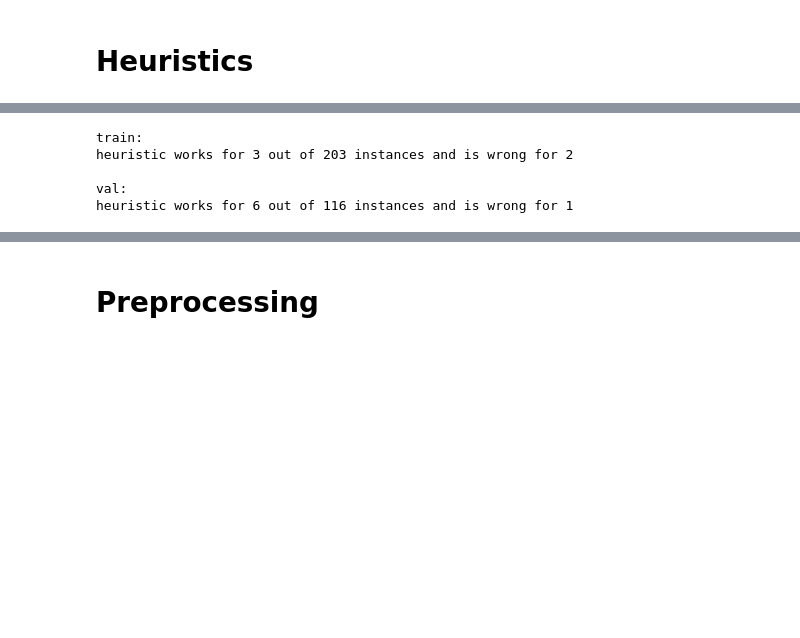
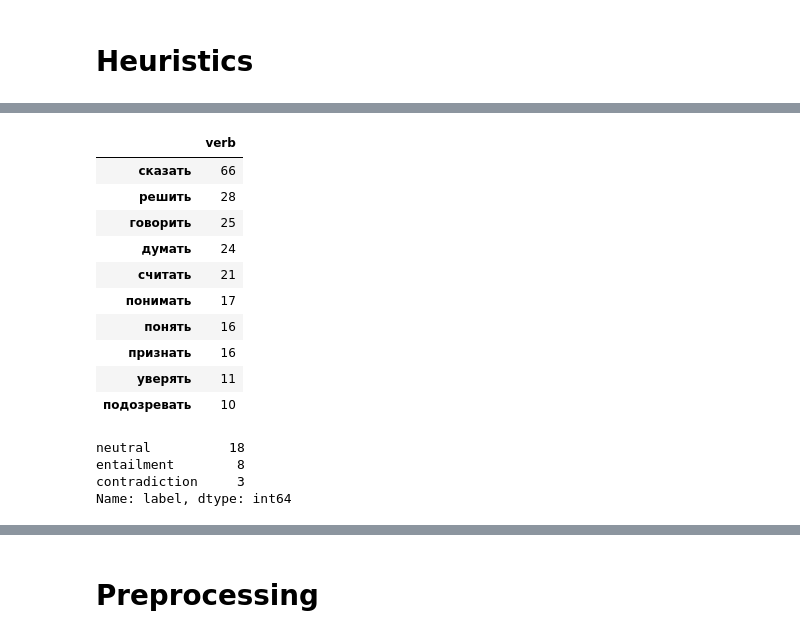
Before and after one commit to tatiana-iazykova/2020_HACK_RUSSIANSUPERGLUE, a Jupyter notebook: RSG_RCB.ipynb, the cells around one changed output, grey strips where cells are left out. Cells and saved outputs as stored; diff of their text form; code cells hidden in the pictures; blank space fills up the shorter version.

Commit message:
Heuristics

```diff
--- a/RSG_RCB.ipynb
+++ b/RSG_RCB.ipynb
@@ -231,6 +243,27 @@ heuristic works for 1 out of 30 instances and is wrong for 4
+# %%
+new_d = pd.DataFrame(df.verb.value_counts())
+new_d.head(10)
+# %% [output]
+|  | verb |
+| сказать | 66 |
+| решить | 28 |
+| говорить | 25 |
+| думать | 24 |
+| считать | 21 |
+| понимать | 17 |
+| понять | 16 |
+| признать | 16 |
+| уверять | 11 |
+| подозревать | 10 |
+# %%
+f_m_t[f_m_t.premise.str.contains('считать')].label.value_counts()
+# %% [output]
+neutral          18
+entailment        8
+contradiction     3
+Name: label, dtype: int64
 # %%
 # наличие слова в premise
-
 def find_word_prem(data, word, label):
   cnt_right = 0
   cnt_wrong = 0
@@ -240,15 +273,5 @@ def find_word_prem(data, word, label):
       cnt_right += 1
     if regex.search(data['premise'][i]) and data['label'][i] != label:
       cnt_wrong += 1
+  print(len(data))
   print(f"heuristic works for {cnt_right} out of {data[data['label']== label].label.count()} instances and is wrong for {cnt_wrong}")
-
-print("train:")
-find_word_prem(df, 'надеюсь', 'neutral')
-print("\nval:")
-find_word_prem(df1,'надеюсь', 'neutral')
-# %% [output]
-train:
-heuristic works for 3 out of 203 instances and is wrong for 2
-
-val:
-heuristic works for 6 out of 116 instances and is wrong for 1
```
Also changed, not shown: parts of 7 cells of this notebook.
